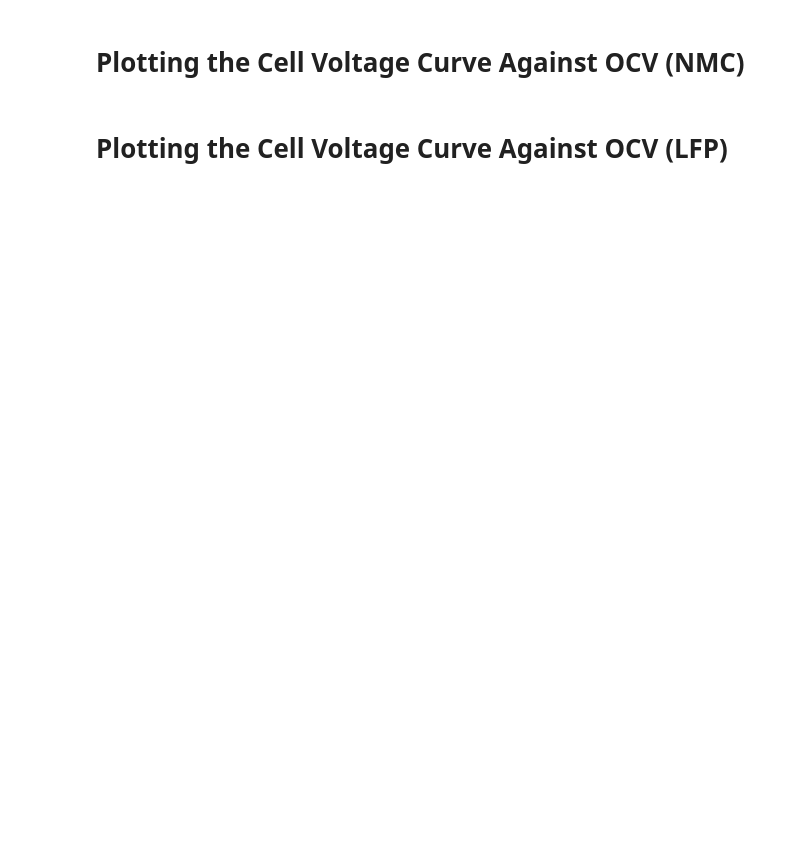
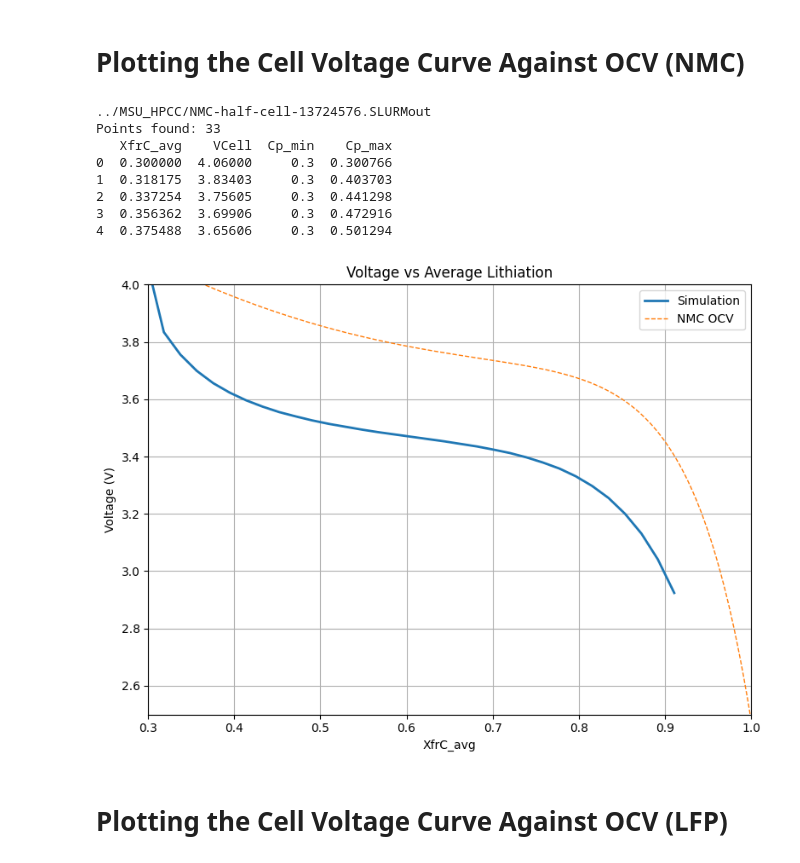
Before and after one commit to HCY-Group/BESFEM, a Jupyter notebook: plotting/OCV_CellVoltage.ipynb, the cells around one changed output. Drawn from its saved outputs; the diff is of its cells as text; code cells hidden in the pictures; blank space fills up the shorter version.

```diff
--- a/plotting/OCV_CellVoltage.ipynb
+++ b/plotting/OCV_CellVoltage.ipynb
@@ -148,7 +158,7 @@ def load_data(file_path):
 # ============================================================
 
 df1 = load_data(
-    "../MSU_HPCC/slurm_besfem-GC-TEST-e-16-12hrs-12893611.SLURMout"
+    "../MSU_HPCC/NMC-half-cell-13724576.SLURMout"
 )
 
 # ============================================================
@@ -170,33 +180,45 @@ ocv_vals = ocv_function(c_vals)
 df1["ocv"] = ocv_function(df1["XfrC_avg"])
 
 # ============================================================
 # PLOT 1: VOLTAGE VS AVERAGE LITHIATION
 # ============================================================
 
 plt.figure(figsize=(8, 6))
 
 plt.plot(
     df1["XfrC_avg"],
     df1["VCell"],
     linewidth=2,
     label="Simulation"
 )
 
 plt.plot(
     c_vals,
     ocv_vals,
     "--",
     linewidth=1,
     label="NMC OCV"
 )
 
 plt.xlabel("XfrC_avg")
 plt.ylabel("Voltage (V)")
+plt.xlim(0.3, 1.0)
+plt.ylim(2.5, 4.0)
 plt.title("Voltage vs Average Lithiation")
 plt.grid(True)
 plt.legend()
 plt.tight_layout()
 plt.show()
+# %% [output]
+../MSU_HPCC/NMC-half-cell-13724576.SLURMout
+Points found: 33
+   XfrC_avg    VCell  Cp_min    Cp_max
+0  0.300000  4.06000     0.3  0.300766
+1  0.318175  3.83403     0.3  0.403703
+2  0.337254  3.75605     0.3  0.441298
+3  0.356362  3.69906     0.3  0.472916
+4  0.375488  3.65606     0.3  0.501294
+[figure, added]
 # %% [markdown]
 # Plotting the Cell Voltage Curve Against OCV (LFP)
 # %%
```
Also changed, not shown: parts of 4 cells of this notebook, 10 other files.
